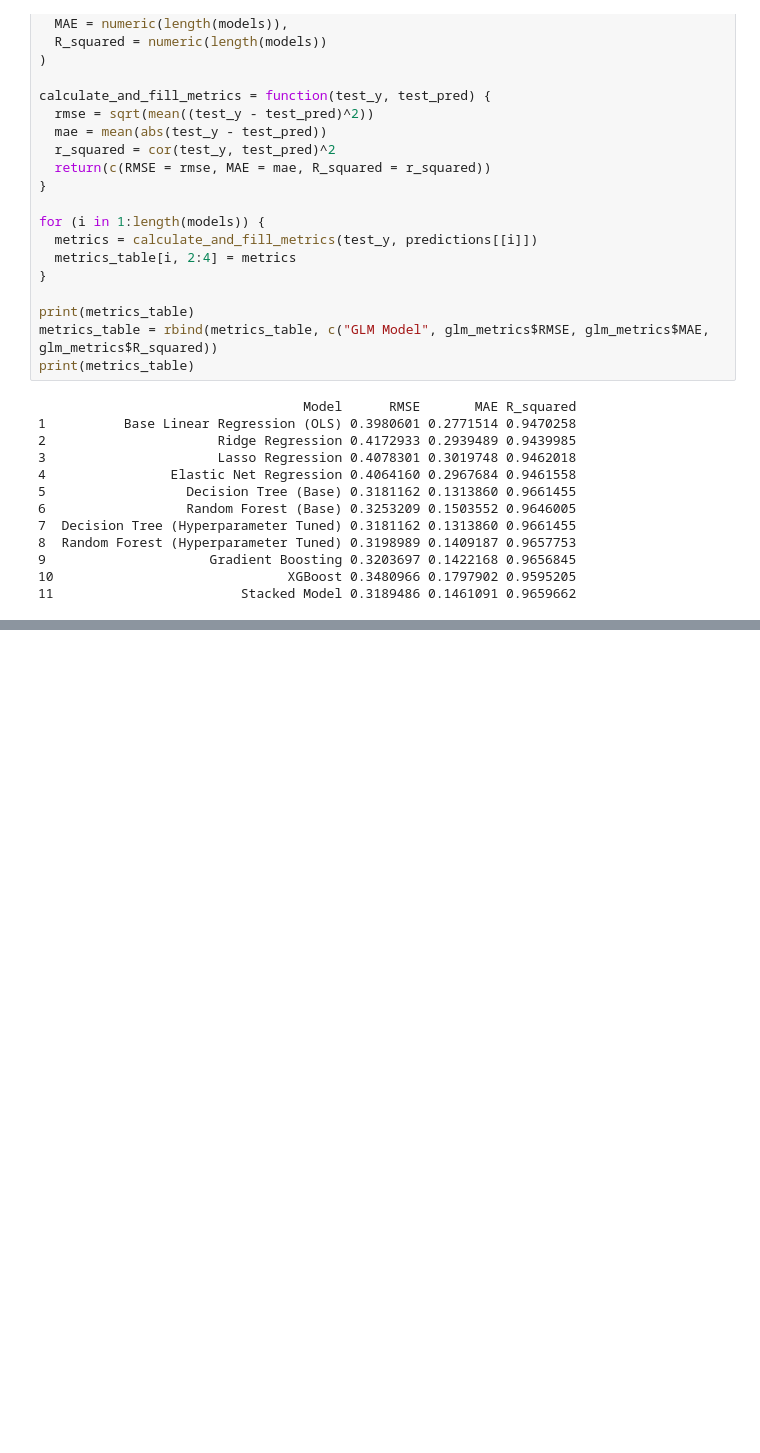
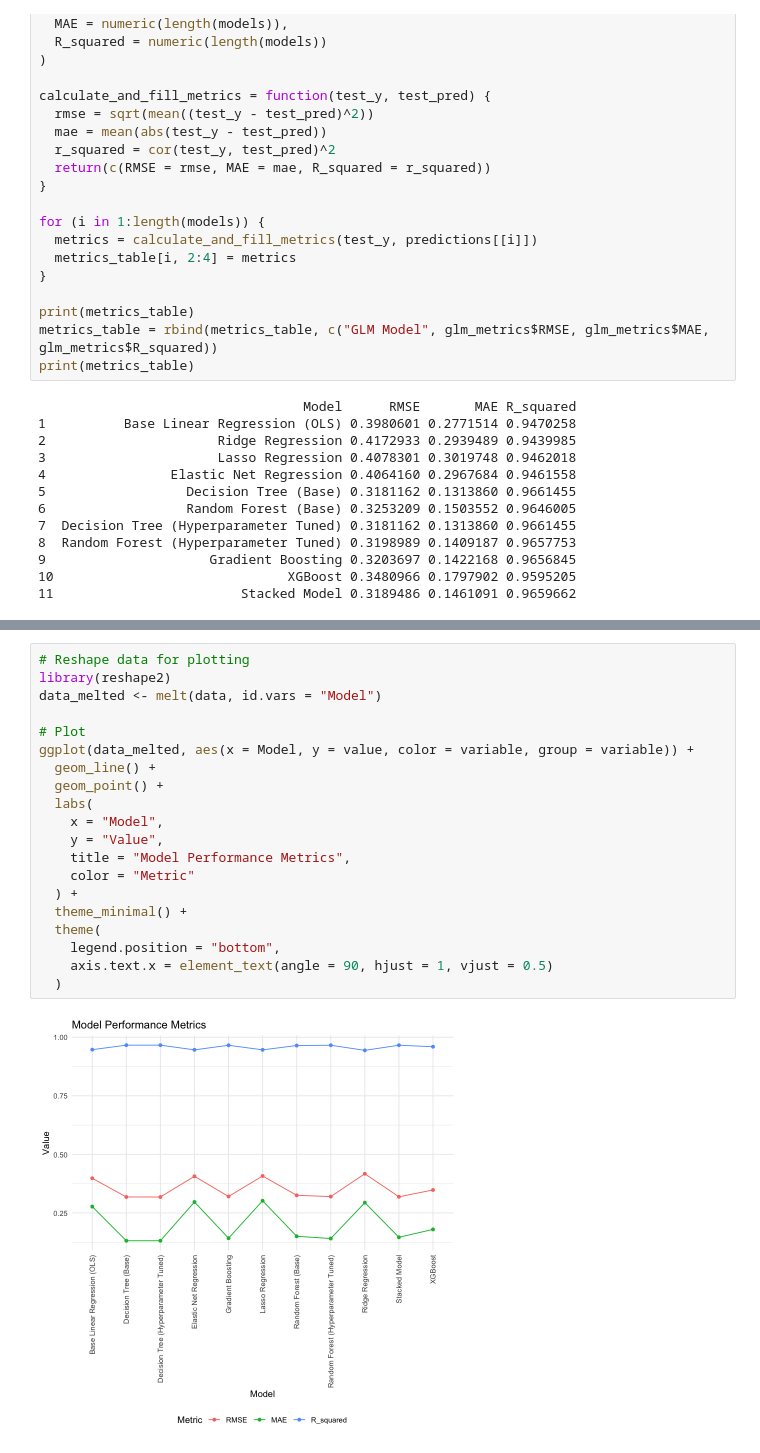
Before and after one commit to msheeba4848/Gauging-Migration-in-Bangladesh, a Jupyter notebook: feature_selection_1/feat_select_dataset1.ipynb, the cells around one changed output, grey strips where cells are left out. Drawn from its saved outputs; the diff is of its cells as text; blank space fills up the shorter version.

```diff
--- a/feature_selection_1/feat_select_dataset1.ipynb
+++ b/feature_selection_1/feat_select_dataset1.ipynb
@@ -546,0 +589,22 @@ print(metrics_table)
+# %%
+# Reshape data for plotting
+library(reshape2)
+data_melted <- melt(data, id.vars = "Model")
+
+# Plot
+ggplot(data_melted, aes(x = Model, y = value, color = variable, group = variable)) +
+  geom_line() +
+  geom_point() +
+  labs(
+    x = "Model",
+    y = "Value",
+    title = "Model Performance Metrics",
+    color = "Metric"
+  ) +
+  theme_minimal() +
+  theme(
+    legend.position = "bottom",
+    axis.text.x = element_text(angle = 90, hjust = 1, vjust = 0.5)
+  )
+# %% [output]
+[figure, added]
```
Also changed, not shown: parts of 3 cells of this notebook.
